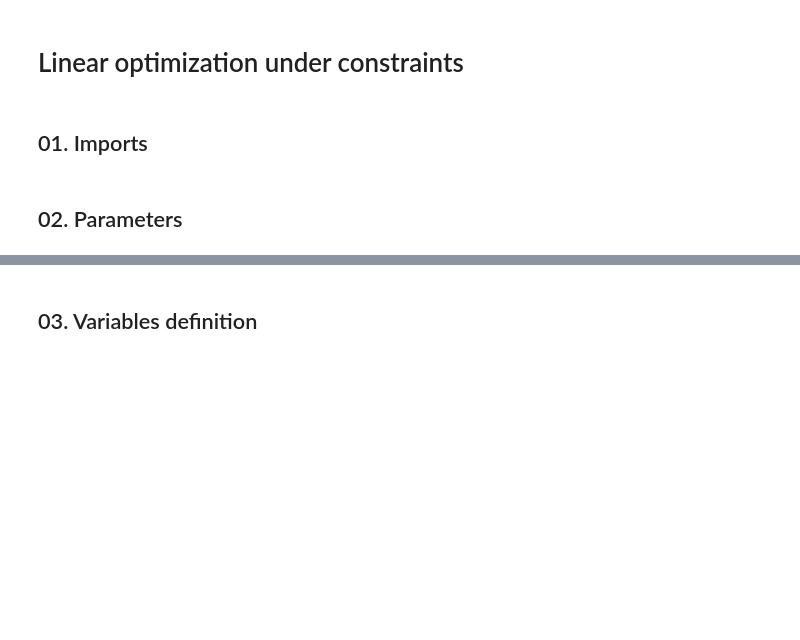
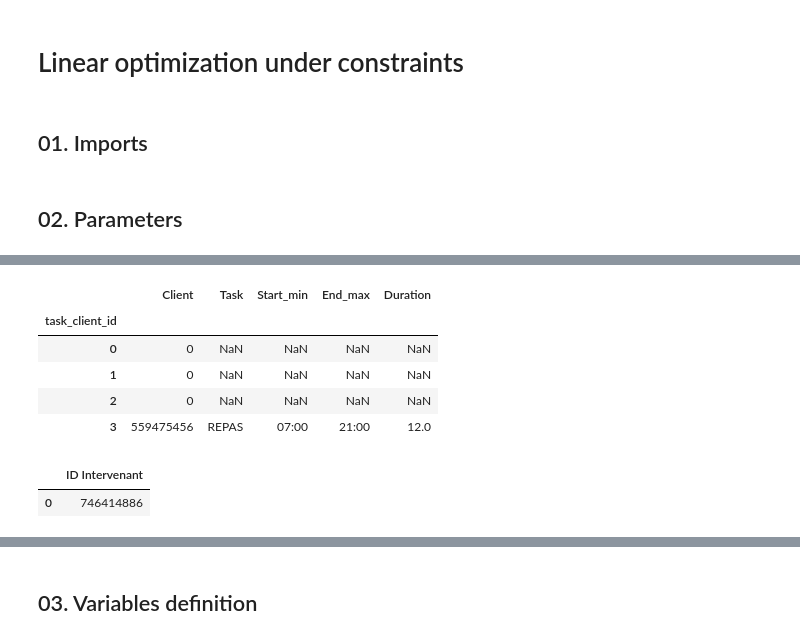
Before and after one commit to gplassais/data_4_health, a Jupyter notebook: notebooks/optim_gaspard.ipynb, the cells around one changed output, grey strips where cells are left out. Saved outputs shown, nothing was run; the diff lists cells and outputs as text; code cells hidden in the pictures; blank space fills up the shorter version.

```diff
--- a/notebooks/optim_gaspard.ipynb
+++ b/notebooks/optim_gaspard.ipynb
@@ -14,0 +110,53 @@ from itertools import groupby
+# %%
+DAY = pd.DataFrame(
+    columns=[
+        'Client',
+        'Task',
+        'Start_min',
+        'End_max',
+        'Duration'
+    ]
+)
+
+new_row = {
+    'Client' : '559475456',
+    'Task' : 'REPAS',
+    'Start_min' : '07:00',
+    'End_max' : '21:00',
+    'Duration' : 12 # expressed in nb of 5min timeslots
+}
+new_row_travel = {
+    'Client' : '0',
+}
+new_row_waiting = {
+    'Client' : '0',
+}
+new_row_home = {
+    'Client' : '0',
+}
+
+
+DAY = pd.concat([DAY, pd.DataFrame([new_row_travel]), pd.DataFrame([new_row_waiting]), pd.DataFrame([new_row_home]), pd.DataFrame([new_row])], ignore_index=True)
+TASKS_CLIENT = DAY.copy()
+TASKS_CLIENT.reset_index(names='task_client_id', inplace=True)
+# TASKS_CLIENT['task_client_id'] = TASKS_CLIENT['task_client_id'] + 3
+TASKS_CLIENT.set_index('task_client_id', inplace=True)
+
+INTER = pd.DataFrame()
+INTER['ID Intervenant'] = [np.random.choice(df_intervenants['ID Intervenant'])]
+
+time_slots = list(range(24*12+2))
+# %%
+TASKS_CLIENT
+# %% [output]
+|  | Client | Task | Start_min | End_max | Duration |
+| task_client_id |  |  |  |  |  |
+| 0 | 0 | NaN | NaN | NaN | NaN |
+| 1 | 0 | NaN | NaN | NaN | NaN |
+| 2 | 0 | NaN | NaN | NaN | NaN |
+| 3 | 559475456 | REPAS | 07:00 | 21:00 | 12.0 |
+# %%
+INTER
+# %% [output]
+|  | ID Intervenant |
+| 0 | 746414886 |
```
Also changed, not shown: parts of 24 cells of this notebook.
